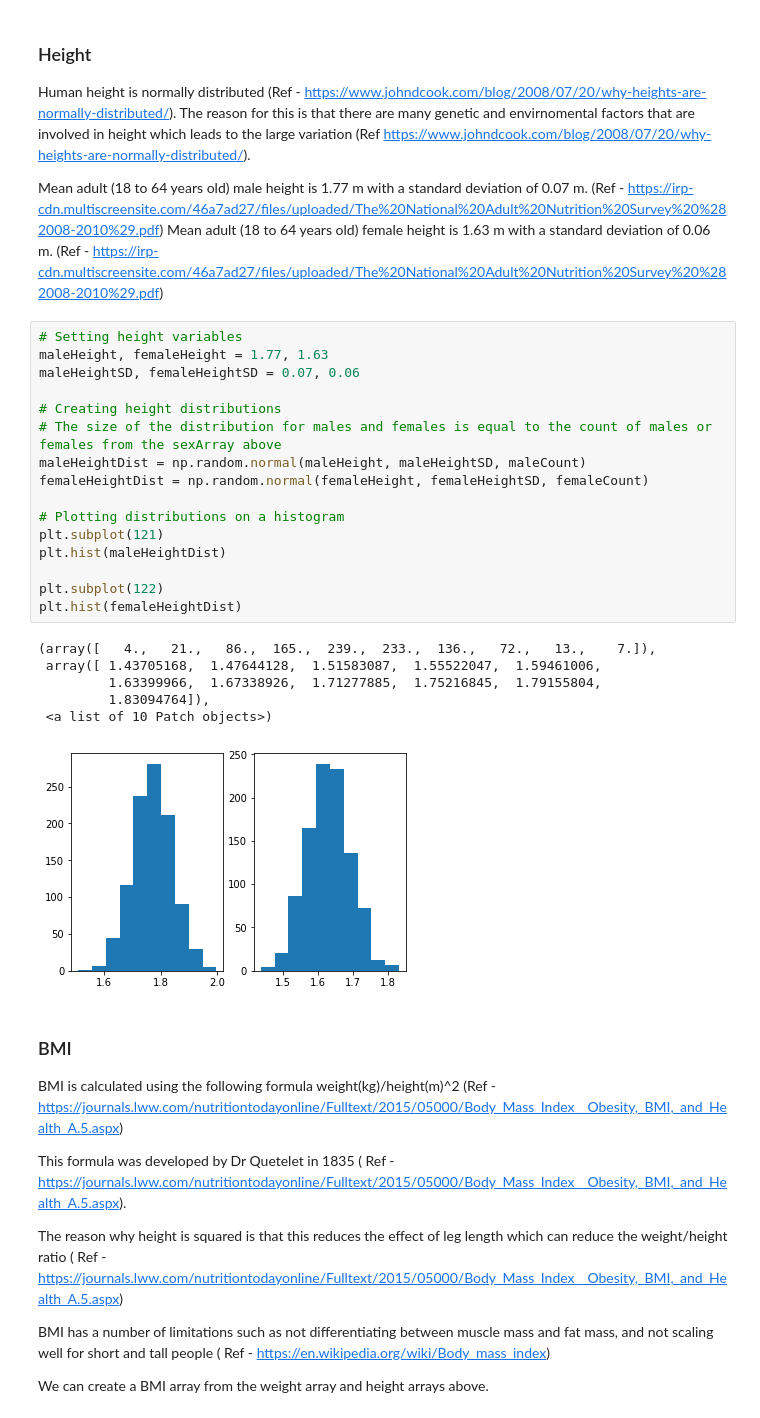
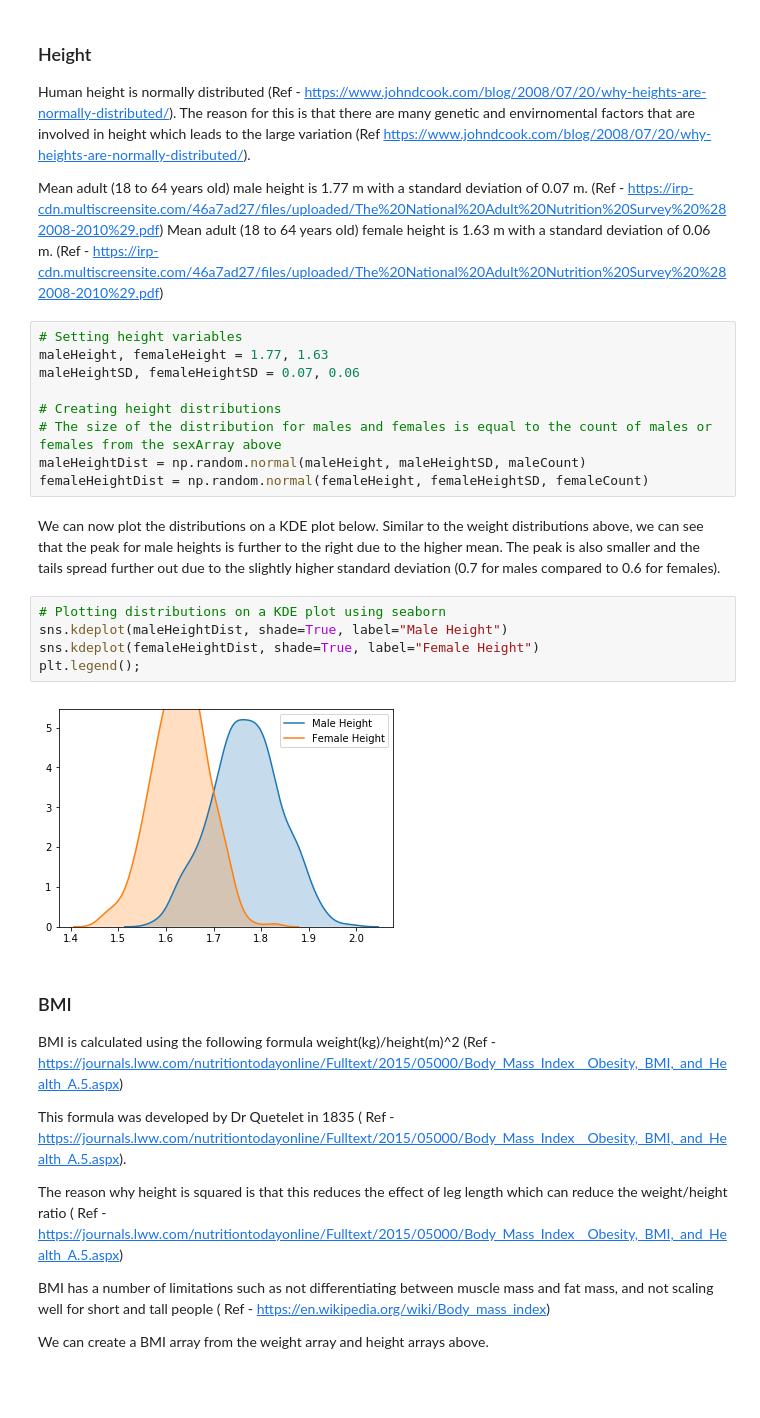
Before and after one commit to declanbarr/simulated-dataset, a Jupyter notebook: simulated-dataset.ipynb, the cells around one changed output. Saved outputs shown, nothing was run; the diff lists cells and outputs as text; blank space fills up the shorter version.

```diff
--- a/simulated-dataset.ipynb
+++ b/simulated-dataset.ipynb
@@ -288,20 +308,15 @@ maleHeightSD, femaleHeightSD = 0.07, 0.06
 # The size of the distribution for males and females is equal to the count of males or females from the sexArray above
 maleHeightDist = np.random.normal(maleHeight, maleHeightSD, maleCount)
 femaleHeightDist = np.random.normal(femaleHeight, femaleHeightSD, femaleCount)
-
-# Plotting distributions on a histogram
-plt.subplot(121)
-plt.hist(maleHeightDist)
-
-plt.subplot(122)
-plt.hist(femaleHeightDist)
-# %% [output]
-(array([   4.,   21.,   86.,  165.,  239.,  233.,  136.,   72.,   13.,    7.]),
- array([ 1.43705168,  1.47644128,  1.51583087,  1.55522047,  1.59461006,
-         1.63399966,  1.67338926,  1.71277885,  1.75216845,  1.79155804,
-         1.83094764]),
- <a list of 10 Patch objects>)
-[figure, removed]
+# %% [markdown]
+We can now plot the distributions on a KDE plot below. Similar to the weight distributions above, we can see that the peak for male heights is further to the right due to the higher mean. The peak is also smaller and the tails spread further out due to the slightly higher standard deviation (0.7 for males compared to 0.6 for females).
+# %%
+# Plotting distributions on a KDE plot using seaborn
+sns.kdeplot(maleHeightDist, shade=True, label="Male Height")
+sns.kdeplot(femaleHeightDist, shade=True, label="Female Height")
+plt.legend();
+# %% [output]
+[figure, added]
 # %% [markdown]
 ### BMI
 
```
Also changed, not shown: parts of 27 cells of this notebook.
